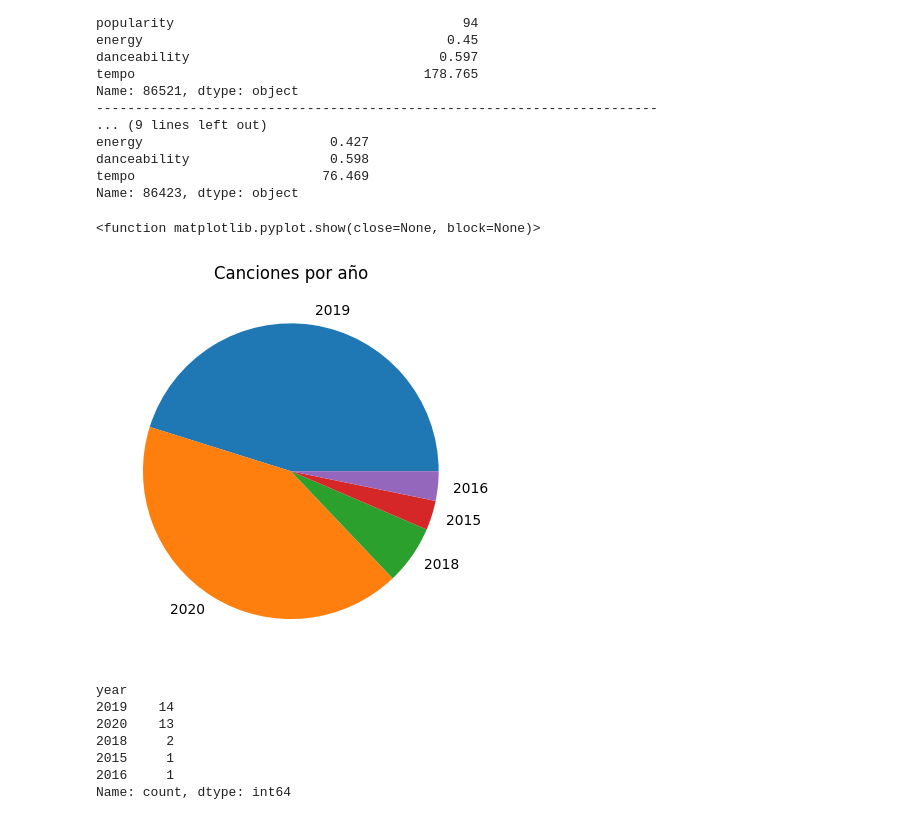
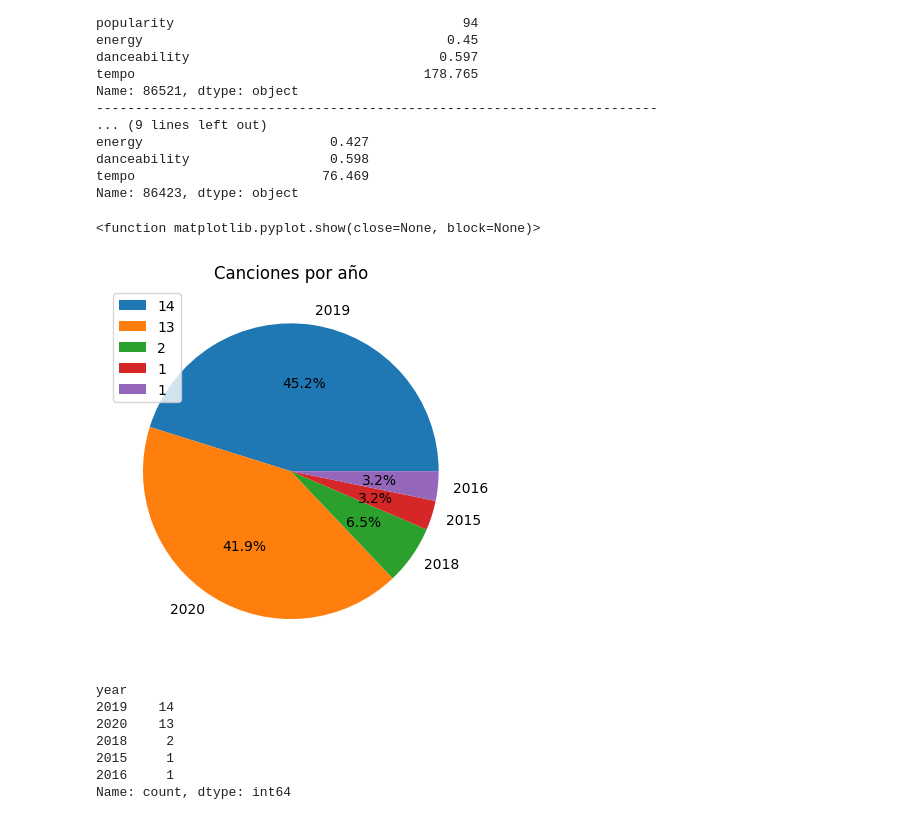
Before and after one commit to NicoapBol/DATA_SCIENCE_UPB_TASKS, a Jupyter notebook: 01 Code/Trabajo_final_by_Nicolas_Acha.ipynb, the cells around one changed output. Drawn from its saved outputs; the diff is of its cells as text; code cells hidden in the pictures.

```diff
--- a/01 Code/Trabajo_final_by_Nicolas_Acha.ipynb
+++ b/01 Code/Trabajo_final_by_Nicolas_Acha.ipynb
@@ -292,12 +292,13 @@ tempo                        76.469
 Name: 86423, dtype: object
 # %%
 songs_since_2015_counts = songs_2015_analysis['year'].value_counts()
-plt.pie(songs_since_2015_counts, labels=songs_since_2015_counts.index)
+plt.pie(songs_since_2015_counts,autopct='%1.1f%%', labels=songs_since_2015_counts.index)
 plt.title('Canciones por año')
+plt.legend(songs_since_2015_counts)
 plt.show
 # %% [output]
 <function matplotlib.pyplot.show(close=None, block=None)>
-[figure, old version]
+[figure, new version]
 # %%
 songs_since_2015_counts.head(15)
 # %% [output]
```
Also changed, not shown: parts of 4 cells of this notebook.
